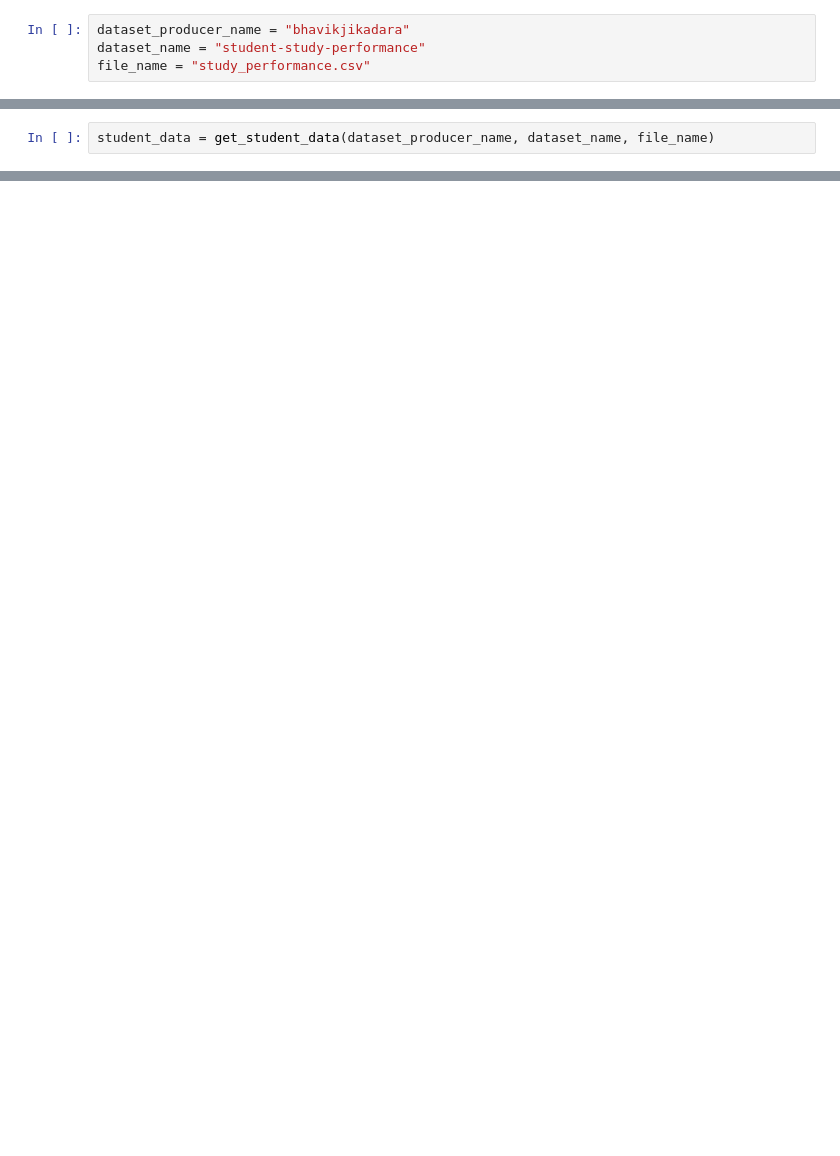
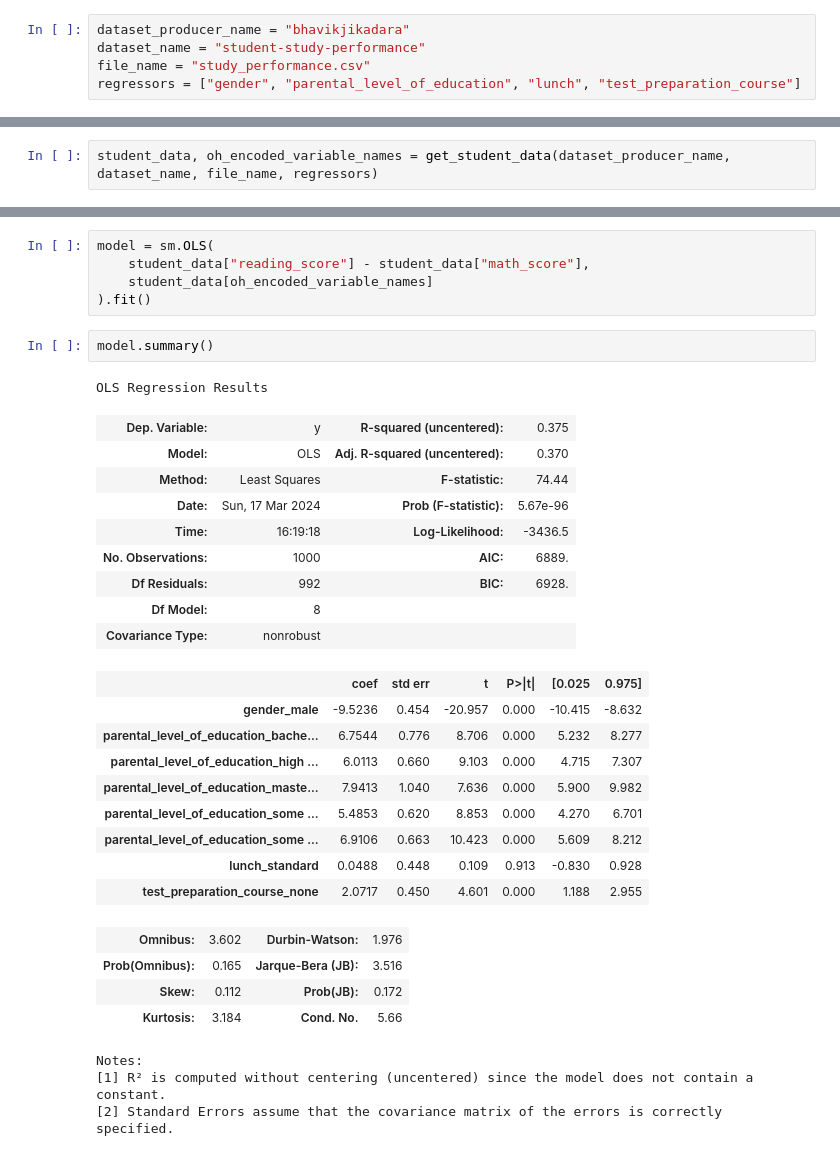
Before and after one commit to lucielerolland/sia-project-example, a Jupyter notebook: project.ipynb, the cells around one changed output, grey strips where cells are left out. Drawn from its saved outputs; the diff is of its cells as text; blank space fills up the shorter version.

Commit message:
add modelling & conclusion

```diff
--- a/project.ipynb
+++ b/project.ipynb
@@ -21,6 +22,7 @@ import seaborn as sns
 dataset_producer_name = "bhavikjikadara"
 dataset_name = "student-study-performance"
 file_name = "study_performance.csv"
+regressors = ["gender", "parental_level_of_education", "lunch", "test_preparation_course"]
 # %% [markdown]
 # Data acquisition and processing
 
@@ -30,6 +32,6 @@ In this section, we expect you to explain:
 - How you merged your data if applicable
 - What kind of processing you did and why (part of the reason can be "because this is a small-scale project, if I had more time I'd do X or Y")
 # %%
-student_data = get_student_data(dataset_producer_name, dataset_name, file_name)
+student_data, oh_encoded_variable_names = get_student_data(dataset_producer_name, dataset_name, file_name, regressors)
 # %% [output]
 Downloading student-study-performance.zip to /home/lucie/depots/sia-project-example
@@ -77,0 +70,34 @@ sns.relplot(
+# %%
+model = sm.OLS(
+    student_data["reading_score"] - student_data["math_score"],
+    student_data[oh_encoded_variable_names]
+).fit()
+# %%
+model.summary()
+# %% [output]
+OLS Regression Results
+| Dep. Variable: | y | R-squared (uncentered): | 0.375 |
+| Model: | OLS | Adj. R-squared (uncentered): | 0.370 |
+| Method: | Least Squares | F-statistic: | 74.44 |
+| Date: | Sun, 17 Mar 2024 | Prob (F-statistic): | 5.67e-96 |
+| Time: | 16:19:18 | Log-Likelihood: | -3436.5 |
+| No. Observations: | 1000 | AIC: | 6889. |
+| Df Residuals: | 992 | BIC: | 6928. |
+| Df Model: | 8 |  |  |
+| Covariance Type: | nonrobust |  |  |
+|  | coef | std err | t | P>|t| | [0.025 | 0.975] |
+| gender_male | -9.5236 | 0.454 | -20.957 | 0.000 | -10.415 | -8.632 |
+| parental_level_of_education_bache... | 6.7544 | 0.776 | 8.706 | 0.000 | 5.232 | 8.277 |
+| parental_level_of_education_high ... | 6.0113 | 0.660 | 9.103 | 0.000 | 4.715 | 7.307 |
+| parental_level_of_education_maste... | 7.9413 | 1.040 | 7.636 | 0.000 | 5.900 | 9.982 |
+| parental_level_of_education_some ... | 5.4853 | 0.620 | 8.853 | 0.000 | 4.270 | 6.701 |
+| parental_level_of_education_some ... | 6.9106 | 0.663 | 10.423 | 0.000 | 5.609 | 8.212 |
+| lunch_standard | 0.0488 | 0.448 | 0.109 | 0.913 | -0.830 | 0.928 |
+| test_preparation_course_none | 2.0717 | 0.450 | 4.601 | 0.000 | 1.188 | 2.955 |
+| Omnibus: | 3.602 | Durbin-Watson: | 1.976 |
+| Prob(Omnibus): | 0.165 | Jarque-Bera (JB): | 3.516 |
+| Skew: | 0.112 | Prob(JB): | 0.172 |
+| Kurtosis: | 3.184 | Cond. No. | 5.66 |
+Notes:
+[1] R² is computed without centering (uncentered) since the model does not contain a constant.
+[2] Standard Errors assume that the covariance matrix of the errors is correctly specified.
```
Also changed, not shown: parts of 12 cells of this notebook, 3 other files.
